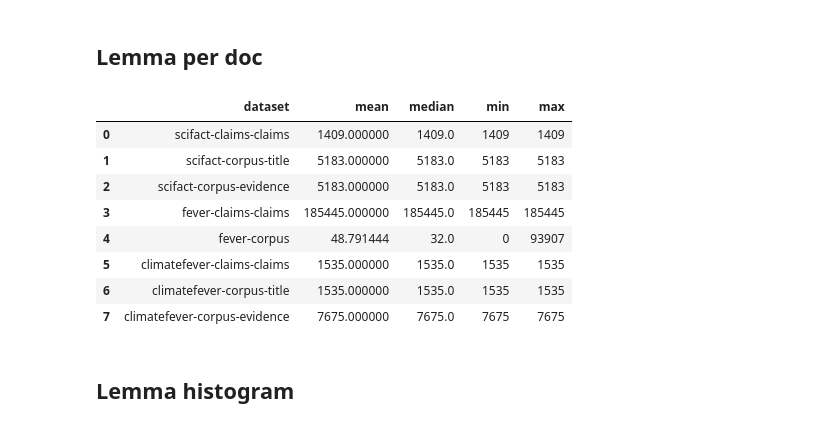
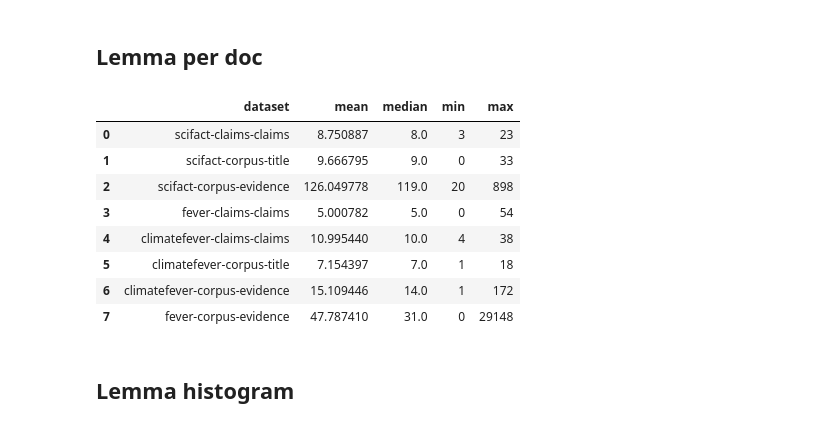
Before and after one commit to boeyjw/KCL-MScAI-FactChecking-Code, a Jupyter notebook: nb/03_Data_Exploration_l2.ipynb, the cells around one changed output. Cells and saved outputs as stored; diff of their text form; code cells hidden in the pictures.

```diff
--- a/nb/03_Data_Exploration_l2.ipynb
+++ b/nb/03_Data_Exploration_l2.ipynb
@@ -17,3 +21,17 @@ if not dumpp.exists():
+# %%
+def unpack_fever_corpus(res):
+    return [{"fever-corpus-evidence": np.concatenate(tuple(list(i.values())[0] for i in res))}]
+
+def unpack_dfls(res):
+    unlist = []
+    for r in res:
+        if len(r) > 1:
+            if isinstance(r, dict):
+                for i in r:
+                    unlist.append({i: r[i]})
+        else:
+            unlist.append(r)
+    return unlist
 # %% [markdown]
 # Load data
 # %%
@@ -24,50 +42,53 @@ cor = "corpus_lemma.pkl.gz"
 # %%
 fls = [
     datap.joinpath("scifact", cla), datap.joinpath("scifact", cor)
-    , datap.joinpath("fever", cla), datap.joinpath("fever", cor)
+    , datap.joinpath("fever", cla)#, datap.joinpath("fever", cor)
     , datap.joinpath("climatefever", cla), datap.joinpath("climatefever", cor)
 ]
+
+fever_cor = datap.joinpath("fever", "part")
+fever_n_jobs = 30
 # %% [markdown]
 ## Lemma per doc
 # %%
 def lemma_per_doc(fp):
     ls = read_gzip_data(fp)
-    res = []
-
-    if isinstance(ls, list):
-        res.append((f"{fp.parent.name}-{fp.name.split('_')[0]}", [len(l) for l in ls]))
-    elif isinstance(ls, dict):
-        for k, v in ls.items():
-            if k == "ner":
-                continue
-            res.append((f"{fp.parent.name}-{fp.name.split('_')[0]}-{k}", [len(l) for l in v]))
+    res = {}
+    for k, v in ls.items():
+        if k == "ner":
+            continue
+        res[f"{fp.parent.name}-{fp.name.split('_')[0]}-{k}"] = np.array([len(l) for l in v])
     return res
 
-res_ls = Parallel(n_jobs=len(fls))(delayed(lemma_per_doc)(fp) for fp in fls)
+res_ls = (
+    unpack_dfls(Parallel(n_jobs=len(fls))(delayed(lemma_per_doc)(fp) for fp in fls))
+    + unpack_fever_corpus(Parallel(n_jobs=fever_n_jobs)(delayed(lemma_per_doc)(fp) for fp in fever_cor.iterdir()))
+)
 
-lemmapd = []
-for r in res_ls:
-    tmp = {}
-    for doc, lemmas in r:
-        lemmapd.append({
-            "dataset": doc,
-            "mean": np.mean(lemmas),
-            "median": np.median(lemmas),
-            "min": np.min(lemmas),
-            "max": np.max(lemmas),
-        })
-df_lempd = pd.DataFrame(lemmapd)
+def lemma_stats(res):
+    doc = list(res.keys())[0]
+    lemmas = list(res.values())[0]
+    return {
+        "dataset": doc,
+        "mean": np.mean(lemmas),
+        "median": np.median(lemmas),
+        "min": np.min(lemmas),
+        "max": np.max(lemmas),
+    }
+
+df_lempd = Parallel(n_jobs=len(res_ls))(delayed(lemma_stats)(r) for r in res_ls)
+df_lempd = pd.DataFrame(df_lempd)
 df_lempd
 # %% [output]
 |  | dataset | mean | median | min | max |
-| 0 | scifact-claims-claims | 1409.000000 | 1409.0 | 1409 | 1409 |
-| 1 | scifact-corpus-title | 5183.000000 | 5183.0 | 5183 | 5183 |
-| 2 | scifact-corpus-evidence | 5183.000000 | 5183.0 | 5183 | 5183 |
-| 3 | fever-claims-claims | 185445.000000 | 185445.0 | 185445 | 185445 |
-| 4 | fever-corpus | 48.791444 | 32.0 | 0 | 93907 |
-| 5 | climatefever-claims-claims | 1535.000000 | 1535.0 | 1535 | 1535 |
-| 6 | climatefever-corpus-title | 1535.000000 | 1535.0 | 1535 | 1535 |
-| 7 | climatefever-corpus-evidence | 7675.000000 | 7675.0 | 7675 | 7675 |
+| 0 | scifact-claims-claims | 8.750887 | 8.0 | 3 | 23 |
+| 1 | scifact-corpus-title | 9.666795 | 9.0 | 0 | 33 |
+| 2 | scifact-corpus-evidence | 126.049778 | 119.0 | 20 | 898 |
+| 3 | fever-claims-claims | 5.000782 | 5.0 | 0 | 54 |
+| 4 | climatefever-claims-claims | 10.995440 | 10.0 | 4 | 38 |
+| 5 | climatefever-corpus-title | 7.154397 | 7.0 | 1 | 18 |
+| 6 | climatefever-corpus-evidence | 15.109446 | 14.0 | 1 | 172 |
+| 7 | fever-corpus-evidence | 47.787410 | 31.0 | 0 | 29148 |
 # %% [markdown]
 ## Lemma histogram
 # %%
```
Also changed, not shown: parts of 10 cells of this notebook, 1 other file.
